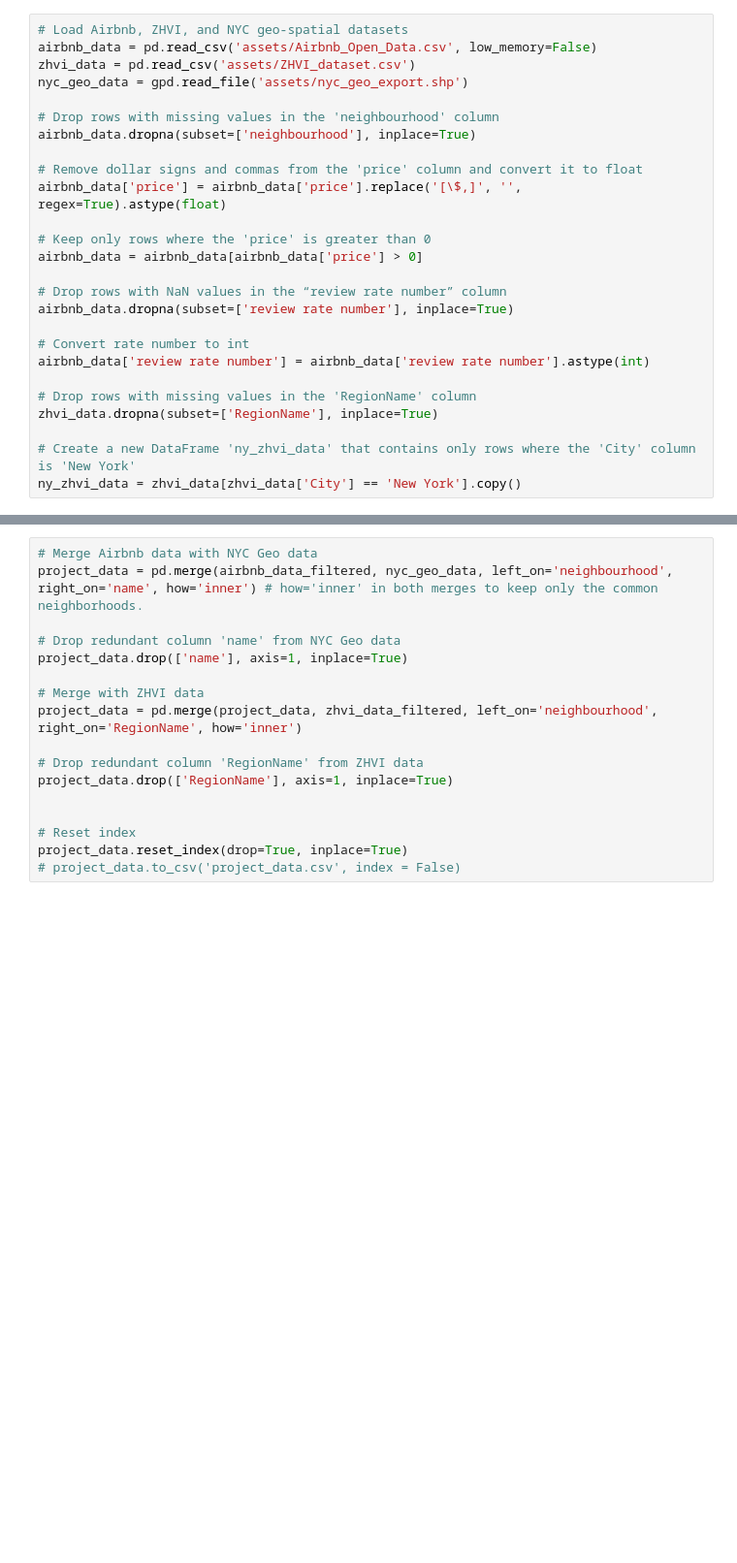
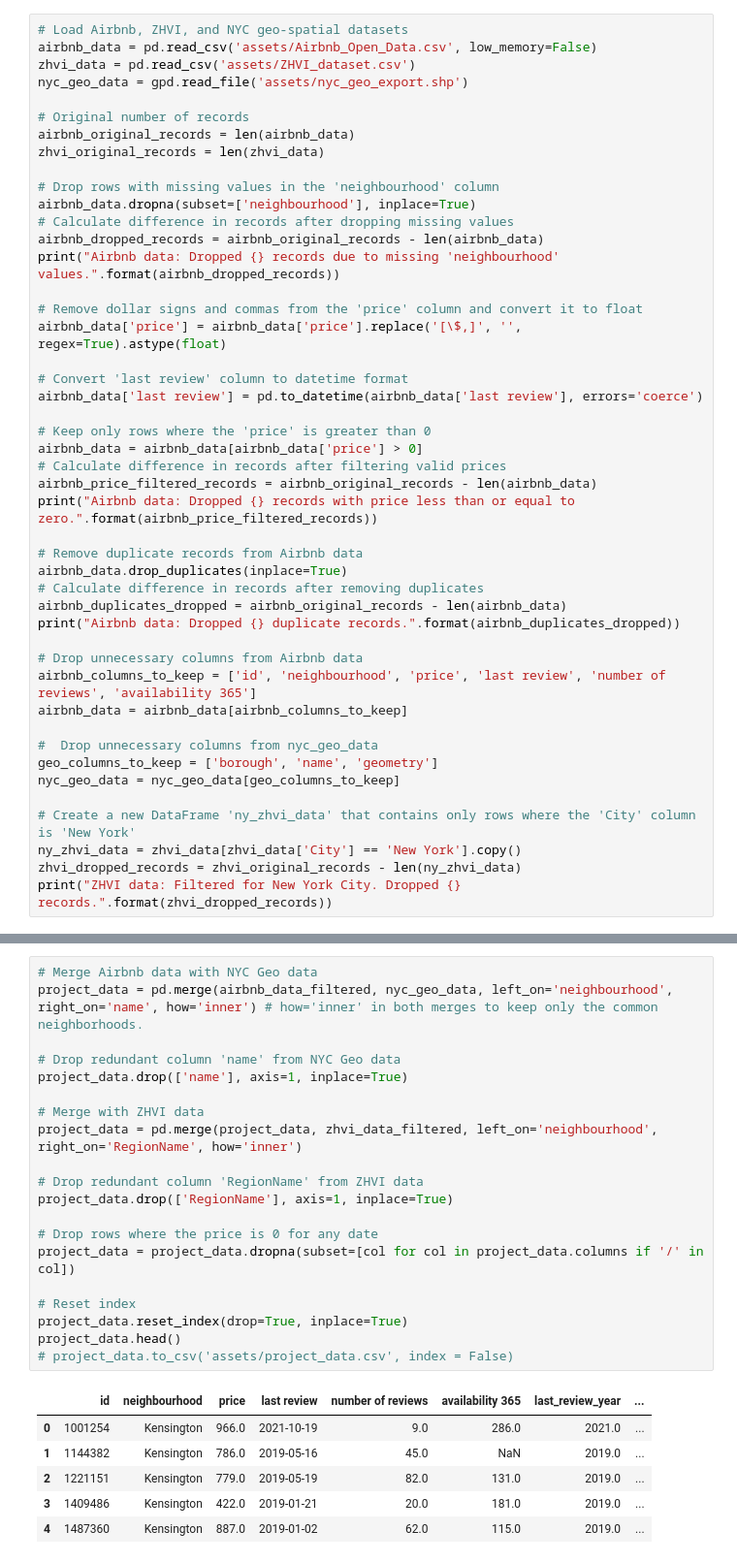
Before and after one commit to pooja-ippalapelli/milestone, a Jupyter notebook: data_cleaning.ipynb, the cells around one changed output, grey strips where cells are left out. Shown at 97% size. Cells and saved outputs as stored; diff of their text form; blank space fills up the shorter version.

```diff
--- a/data_cleaning.ipynb
+++ b/data_cleaning.ipynb
@@ -10,23 +14,43 @@ airbnb_data = pd.read_csv('assets/Airbnb_Open_Data.csv', low_memory=False)
 zhvi_data = pd.read_csv('assets/ZHVI_dataset.csv')
 nyc_geo_data = gpd.read_file('assets/nyc_geo_export.shp')
 
+# Original number of records
+airbnb_original_records = len(airbnb_data)
+zhvi_original_records = len(zhvi_data)
+
 # Drop rows with missing values in the 'neighbourhood' column
 airbnb_data.dropna(subset=['neighbourhood'], inplace=True)
+# Calculate difference in records after dropping missing values
+airbnb_dropped_records = airbnb_original_records - len(airbnb_data)
+print("Airbnb data: Dropped {} records due to missing 'neighbourhood' values.".format(airbnb_dropped_records))
 
 # Remove dollar signs and commas from the 'price' column and convert it to float
 airbnb_data['price'] = airbnb_data['price'].replace('[\$,]', '', regex=True).astype(float)
 
+# Convert 'last review' column to datetime format
+airbnb_data['last review'] = pd.to_datetime(airbnb_data['last review'], errors='coerce')
+
 # Keep only rows where the 'price' is greater than 0
 airbnb_data = airbnb_data[airbnb_data['price'] > 0]
+# Calculate difference in records after filtering valid prices
+airbnb_price_filtered_records = airbnb_original_records - len(airbnb_data)
+print("Airbnb data: Dropped {} records with price less than or equal to zero.".format(airbnb_price_filtered_records))
 
-# Drop rows with NaN values in the “review rate number” column
-airbnb_data.dropna(subset=['review rate number'], inplace=True)
+# Remove duplicate records from Airbnb data
+airbnb_data.drop_duplicates(inplace=True)
+# Calculate difference in records after removing duplicates
+airbnb_duplicates_dropped = airbnb_original_records - len(airbnb_data)
+print("Airbnb data: Dropped {} duplicate records.".format(airbnb_duplicates_dropped))
 
-# Convert rate number to int
-airbnb_data['review rate number'] = airbnb_data['review rate number'].astype(int)
+# Drop unnecessary columns from Airbnb data
+airbnb_columns_to_keep = ['id', 'neighbourhood', 'price', 'last review', 'number of reviews', 'availability 365']
+airbnb_data = airbnb_data[airbnb_columns_to_keep]
 
-# Drop rows with missing values in the 'RegionName' column
-zhvi_data.dropna(subset=['RegionName'], inplace=True)
+#  Drop unnecessary columns from nyc_geo_data
+geo_columns_to_keep = ['borough', 'name', 'geometry']
+nyc_geo_data = nyc_geo_data[geo_columns_to_keep]
 
 # Create a new DataFrame 'ny_zhvi_data' that contains only rows where the 'City' column is 'New York'
 ny_zhvi_data = zhvi_data[zhvi_data['City'] == 'New York'].copy()
+zhvi_dropped_records = zhvi_original_records - len(ny_zhvi_data)
+print("ZHVI data: Filtered for New York City. Dropped {} records.".format(zhvi_dropped_records))
@@ -173,17 +224,27 @@ zhvi_data_filtered
 # %%
 # Merge Airbnb data with NYC Geo data
 project_data = pd.merge(airbnb_data_filtered, nyc_geo_data, left_on='neighbourhood', right_on='name', how='inner') # how='inner' in both merges to keep only the common neighborhoods.
 
 # Drop redundant column 'name' from NYC Geo data
 project_data.drop(['name'], axis=1, inplace=True)
 
 # Merge with ZHVI data
 project_data = pd.merge(project_data, zhvi_data_filtered, left_on='neighbourhood', right_on='RegionName', how='inner')
 
 # Drop redundant column 'RegionName' from ZHVI data
 project_data.drop(['RegionName'], axis=1, inplace=True)
 
+# Drop rows where the price is 0 for any date
+project_data = project_data.dropna(subset=[col for col in project_data.columns if '/' in col])
 
 # Reset index
 project_data.reset_index(drop=True, inplace=True)
-# project_data.to_csv('project_data.csv', index = False)
+project_data.head()
+# project_data.to_csv('assets/project_data.csv', index = False)
+# %% [output]
+|  | id | neighbourhood | price | last review | number of reviews | availability 365 | last_review_year | ... |
+| 0 | 1001254 | Kensington | 966.0 | 2021-10-19 | 9.0 | 286.0 | 2021.0 | ... |
+| 1 | 1144382 | Kensington | 786.0 | 2019-05-16 | 45.0 | NaN | 2019.0 | ... |
+| 2 | 1221151 | Kensington | 779.0 | 2019-05-19 | 82.0 | 131.0 | 2019.0 | ... |
+| 3 | 1409486 | Kensington | 422.0 | 2019-01-21 | 20.0 | 181.0 | 2019.0 | ... |
+| 4 | 1487360 | Kensington | 887.0 | 2019-01-02 | 62.0 | 115.0 | 2019.0 | ... |
```
Also changed, not shown: parts of 15 cells of this notebook, 1 other file.
